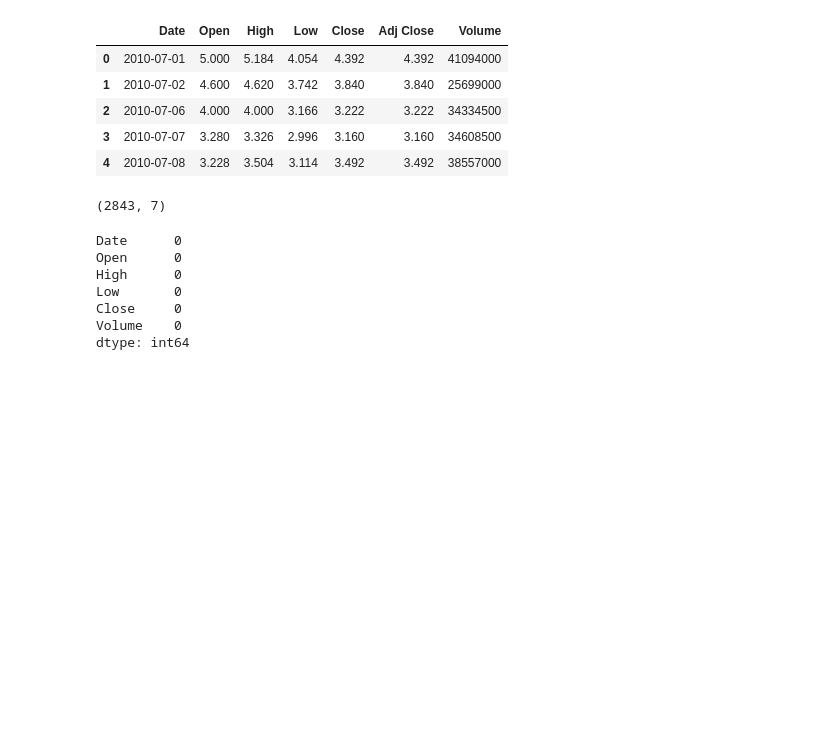
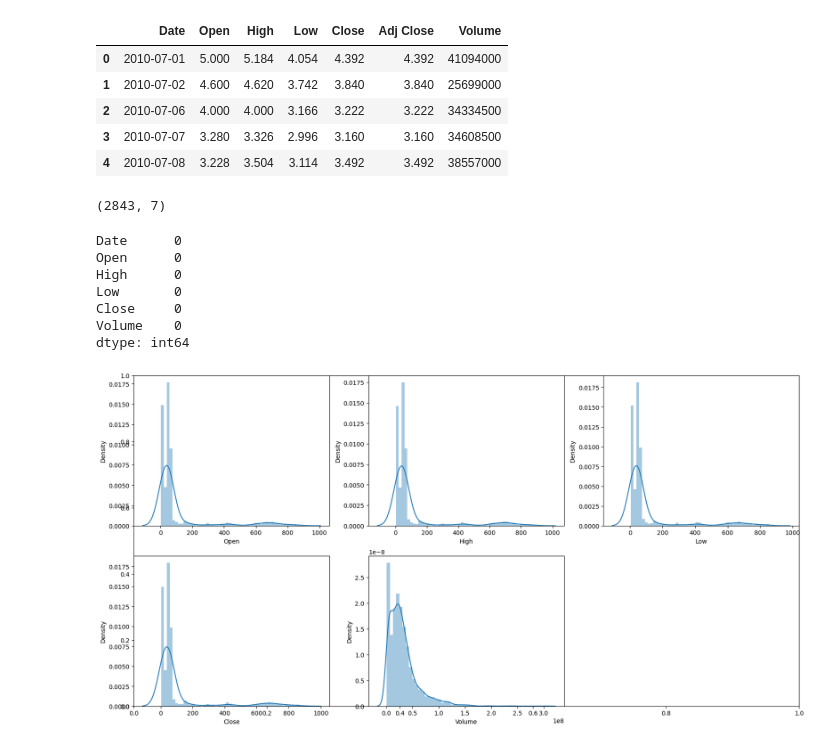
Before and after one commit to SethuV10/Stock_Price_Prediction_Using_Machine_Learning, a Jupyter notebook: Stockprice.ipynb, the cells around one changed output. Saved outputs shown, nothing was run; the diff lists cells and outputs as text; code cells hidden in the pictures; blank space fills up the shorter version.

```diff
--- a/Stockprice.ipynb
+++ b/Stockprice.ipynb
@@ -116,3 +116,20 @@ Low       0
 Close     0
 Volume    0
 dtype: int64
+# %%
+import matplotlib.pyplot as plt
+import seaborn as sb
+import pandas as pd
+df = pd.read_csv('C:\\Users\\alagu\\Downloads\\TSLA.csv')
+df = df.drop(['Adj Close'], axis=1)
+
+features = ['Open', 'High', 'Low', 'Close', 'Volume']
+
+plt.subplots(figsize=(20,10))
+
+for i, col in enumerate(features):
+  plt.subplot(2,3,i+1)
+  sb.distplot(df[col])
+plt.show()
+# %% [output]
+[figure, added]
```
Also changed, not shown: parts of 1 cell of this notebook.
